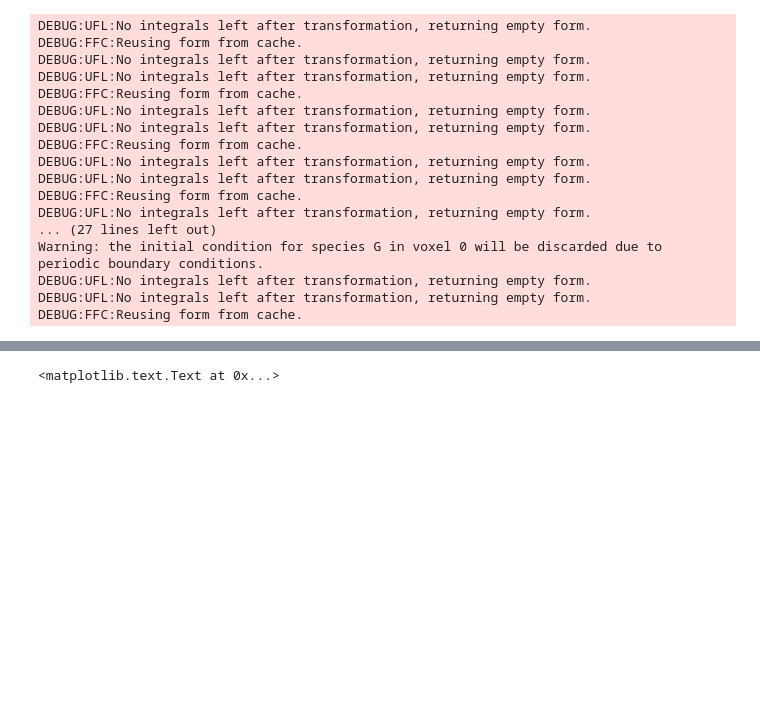
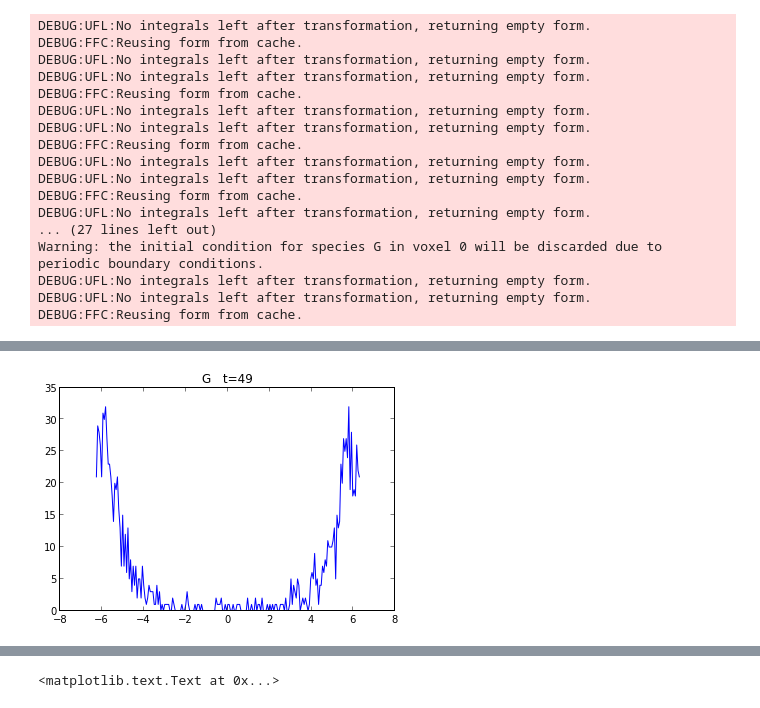
Before and after one commit to ahellander/pyurdme, a Jupyter notebook: examples/yeast_polarization/G-Protein_1D.ipynb, the cells around one changed output, grey strips where cells are left out. Cells and saved outputs as stored; diff of their text form; code cells hidden in the pictures; blank space fills up the shorter version.

```diff
--- a/examples/yeast_polarization/G-Protein_1D.ipynb
+++ b/examples/yeast_polarization/G-Protein_1D.ipynb
@@ -24,0 +58,8 @@ DEBUG:FFC:Reusing form from cache.
+# %%
+sname = "G"
+S = result.getSpecies(sname, timepoints=n)
+pylab.plot(x_vals, S)
+pylab.title('{1}   t={0}'.format(n, sname))
+pylab.show()
+# %% [output]
+[figure, added]
```
Also changed, not shown: parts of 16 cells of this notebook, 2 other files.
